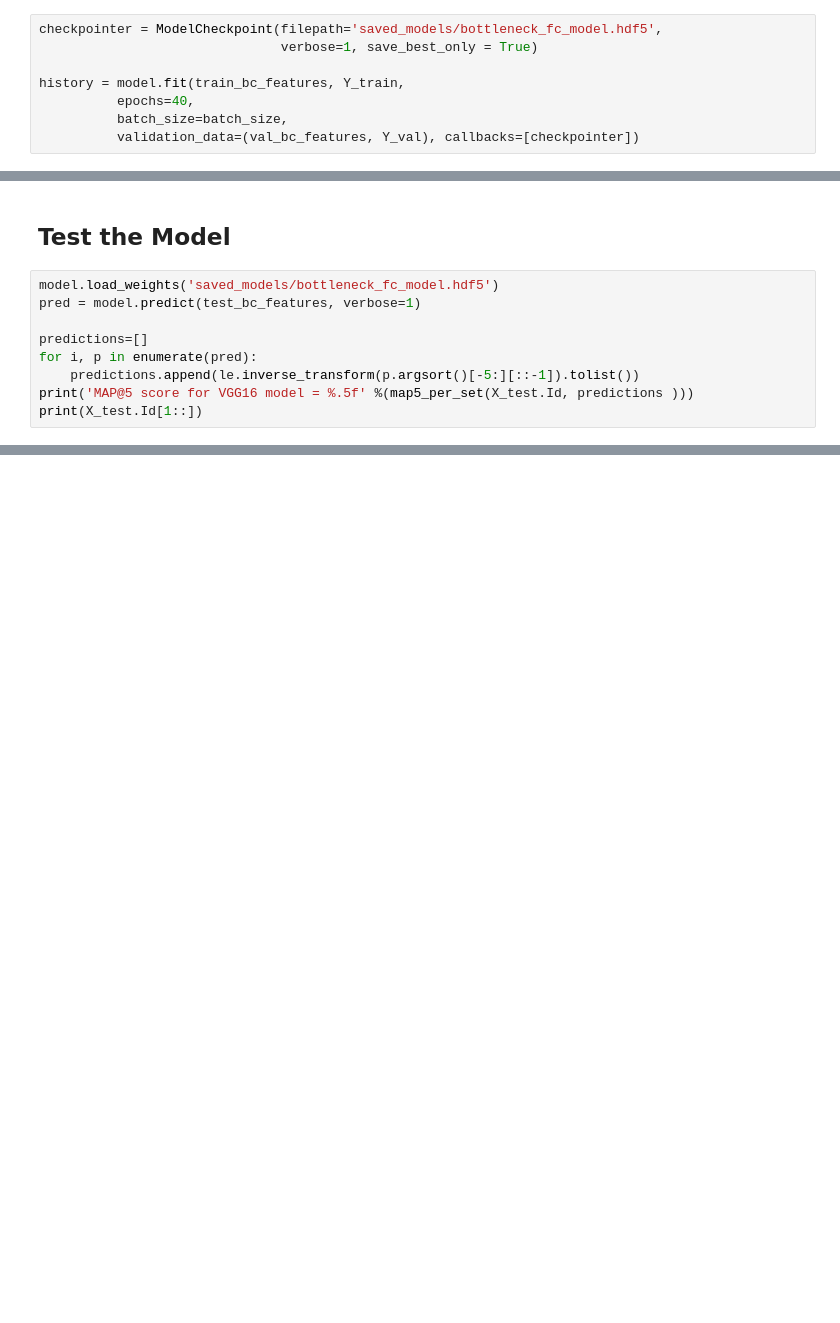
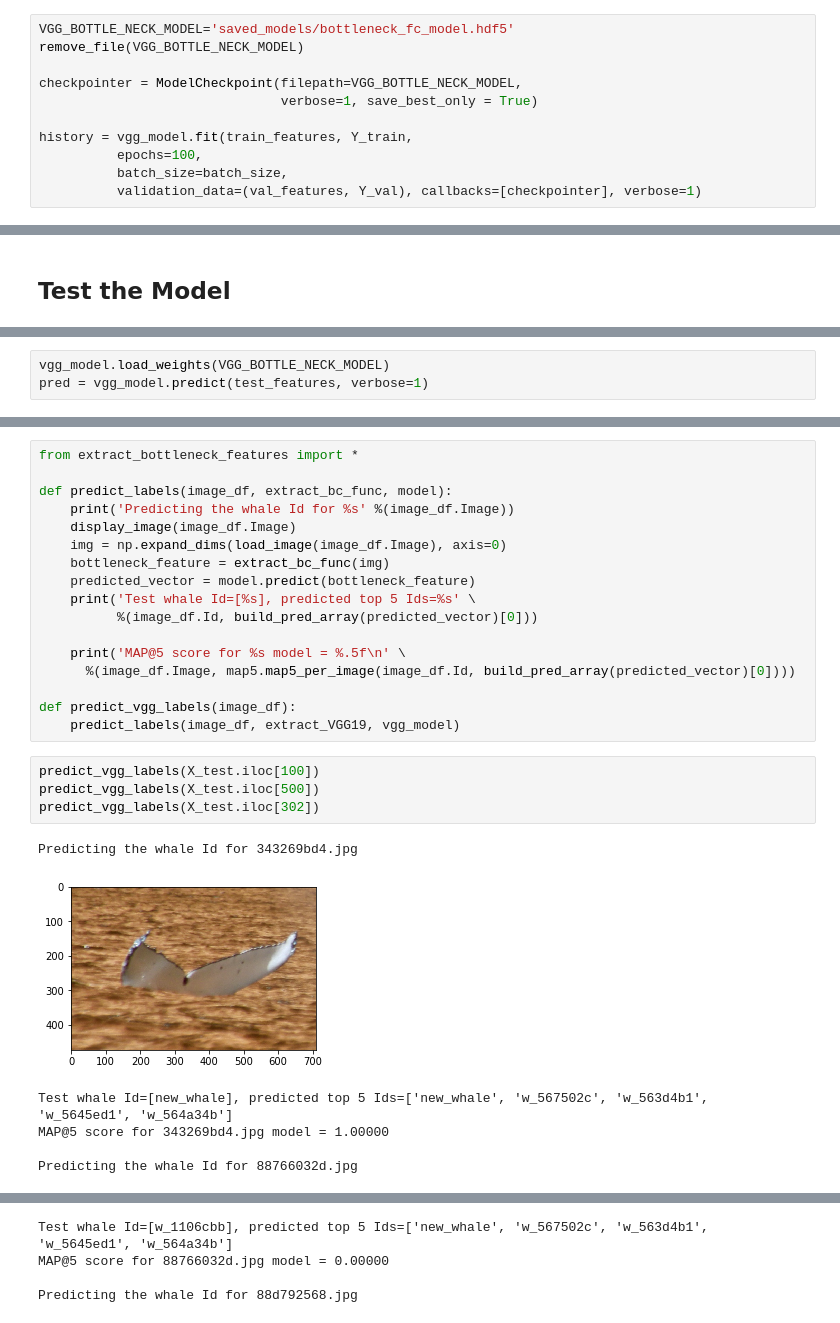
Before and after one commit to vrvarma/humpback-whale, a Jupyter notebook: udacity_capstone.ipynb, the cells around one changed output, grey strips where cells are left out. Saved outputs shown, nothing was run; the diff lists cells and outputs as text; blank space fills up the shorter version.

```diff
--- a/udacity_capstone.ipynb
+++ b/udacity_capstone.ipynb
@@ -404,12 +542,15 @@ model.compile(optimizer='rmsprop',
 # %% [markdown]
 ## Train the Model
 # %%
-checkpointer = ModelCheckpoint(filepath='saved_models/bottleneck_fc_model.hdf5',
+VGG_BOTTLE_NECK_MODEL='saved_models/bottleneck_fc_model.hdf5'
+remove_file(VGG_BOTTLE_NECK_MODEL)
+
+checkpointer = ModelCheckpoint(filepath=VGG_BOTTLE_NECK_MODEL,
                                verbose=1, save_best_only = True)
 
-history = model.fit(train_bc_features, Y_train,
-          epochs=40,
+history = vgg_model.fit(train_features, Y_train,
+          epochs=100,
           batch_size=batch_size,
-          validation_data=(val_bc_features, Y_val), callbacks=[checkpointer])
+          validation_data=(val_features, Y_val), callbacks=[checkpointer], verbose=1)
 # %% [output]
 Train on 20288 samples, validate on 2536 samples
@@ -441,11 +573,2 @@ print("[INFO] Loss: {}".format(eval_loss))
 # %% [markdown]
 ## Test the Model
-# %%
-model.load_weights('saved_models/bottleneck_fc_model.hdf5')
-pred = model.predict(test_bc_features, verbose=1)
-
-predictions=[]
-for i, p in enumerate(pred):
-    predictions.append(le.inverse_transform(p.argsort()[-5:][::-1]).tolist())
-print('MAP@5 score for VGG16 model = %.5f' %(map5_per_set(X_test.Id, predictions )))
-print(X_test.Id[1::])
@@ -469,0 +575,3 @@ Name: Id, Length: 2536, dtype: object
+# %%
+vgg_model.load_weights(VGG_BOTTLE_NECK_MODEL)
+pred = vgg_model.predict(test_features, verbose=1)
@@ -469,0 +588,28 @@ Name: Id, Length: 2536, dtype: object
+# %%
+from extract_bottleneck_features import *
+
+def predict_labels(image_df, extract_bc_func, model):
+    print('Predicting the whale Id for %s' %(image_df.Image))
+    display_image(image_df.Image)
+    img = np.expand_dims(load_image(image_df.Image), axis=0)
+    bottleneck_feature = extract_bc_func(img)
+    predicted_vector = model.predict(bottleneck_feature)
+    print('Test whale Id=[%s], predicted top 5 Ids=%s' \
+          %(image_df.Id, build_pred_array(predicted_vector)[0]))
+
+    print('MAP@5 score for %s model = %.5f\n' \
+      %(image_df.Image, map5.map5_per_image(image_df.Id, build_pred_array(predicted_vector)[0])))
+
+def predict_vgg_labels(image_df):
+    predict_labels(image_df, extract_VGG19, vgg_model)
+# %%
+predict_vgg_labels(X_test.iloc[100])
+predict_vgg_labels(X_test.iloc[500])
+predict_vgg_labels(X_test.iloc[302])
+# %% [output]
+Predicting the whale Id for 343269bd4.jpg
+[figure, added]
+Test whale Id=[new_whale], predicted top 5 Ids=['new_whale', 'w_567502c', 'w_563d4b1', 'w_5645ed1', 'w_564a34b']
+MAP@5 score for 343269bd4.jpg model = 1.00000
+
+Predicting the whale Id for 88766032d.jpg
@@ -469,0 +617,4 @@ Name: Id, Length: 2536, dtype: object
+Test whale Id=[w_1106cbb], predicted top 5 Ids=['new_whale', 'w_567502c', 'w_563d4b1', 'w_5645ed1', 'w_564a34b']
+MAP@5 score for 88766032d.jpg model = 0.00000
+
+Predicting the whale Id for 88d792568.jpg
```
Also changed, not shown: parts of 78 cells of this notebook.
